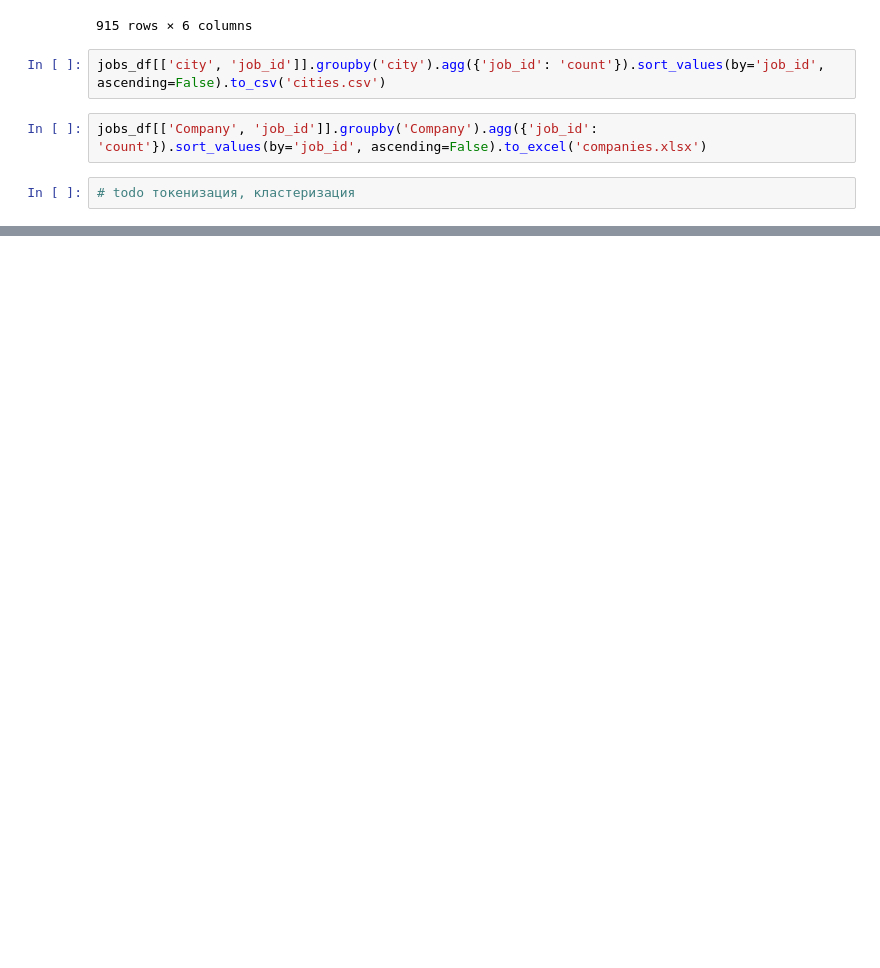
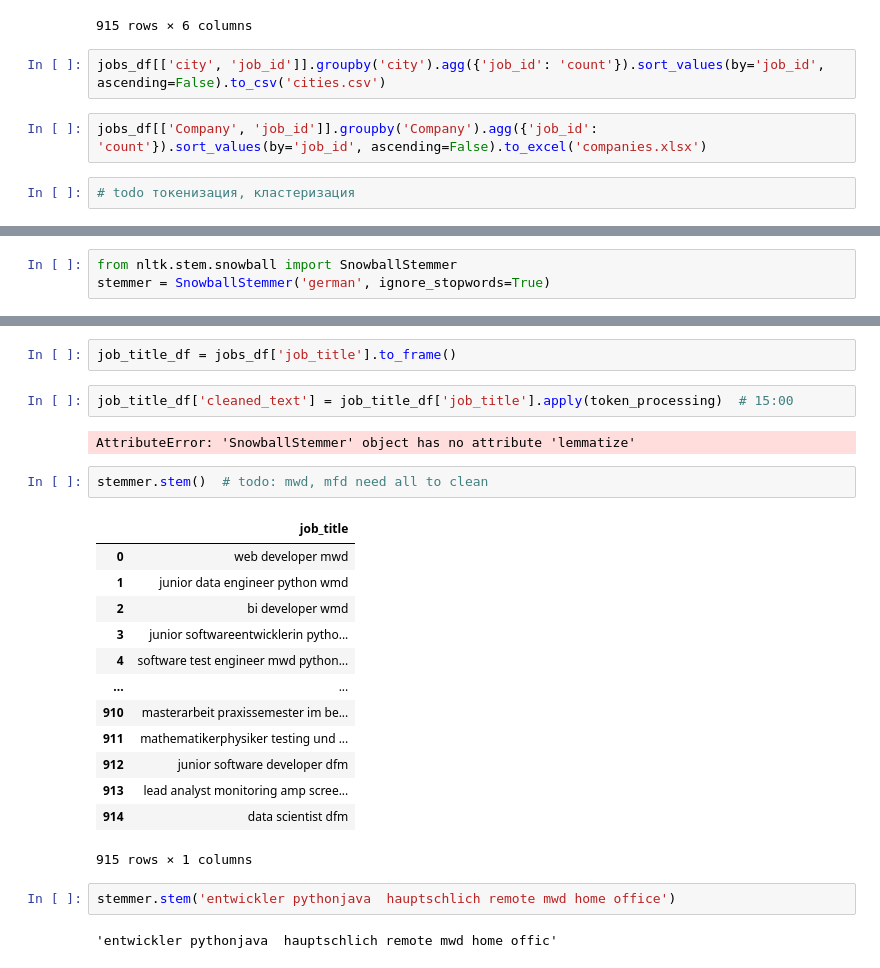
Before and after one commit to damnpav/arbeite_parser, a Jupyter notebook: notebooks/_1_eda_cleaned.ipynb, the cells around one changed output, grey strips where cells are left out. Saved outputs shown, nothing was run; the diff lists cells and outputs as text; blank space fills up the shorter version.

```diff
--- a/notebooks/_1_eda_cleaned.ipynb
+++ b/notebooks/_1_eda_cleaned.ipynb
@@ -100,0 +150,3 @@ jobs_df[['Company', 'job_id']].groupby('Company').agg({'job_id': 'count'}).sort_
+# %%
+from nltk.stem.snowball import SnowballStemmer
+stemmer = SnowballStemmer('german', ignore_stopwords=True)
@@ -100,0 +165,26 @@ jobs_df[['Company', 'job_id']].groupby('Company').agg({'job_id': 'count'}).sort_
+# %%
+job_title_df = jobs_df['job_title'].to_frame()
+# %%
+job_title_df['cleaned_text'] = job_title_df['job_title'].apply(token_processing)  # 15:00
+# %% [output]
+AttributeError: 'SnowballStemmer' object has no attribute 'lemmatize'
+# %%
+stemmer.stem()  # todo: mwd, mfd need all to clean
+# %% [output]
+|  | job_title |
+| 0 | web developer mwd |
+| 1 | junior data engineer python wmd |
+| 2 | bi developer wmd |
+| 3 | junior softwareentwicklerin pytho... |
+| 4 | software test engineer mwd python... |
+| ... | ... |
+| 910 | masterarbeit praxissemester im be... |
+| 911 | mathematikerphysiker testing und ... |
+| 912 | junior software developer dfm |
+| 913 | lead analyst monitoring amp scree... |
+| 914 | data scientist dfm |
+915 rows × 1 columns
+# %%
+stemmer.stem('entwickler pythonjava  hauptschlich remote mwd home office')
+# %% [output]
+'entwickler pythonjava  hauptschlich remote mwd home offic'
```
Also changed, not shown: parts of 14 cells of this notebook.
